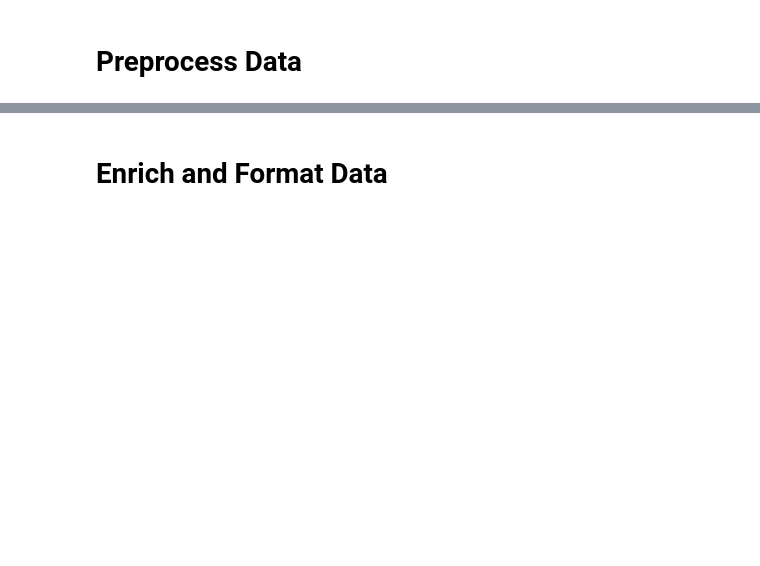
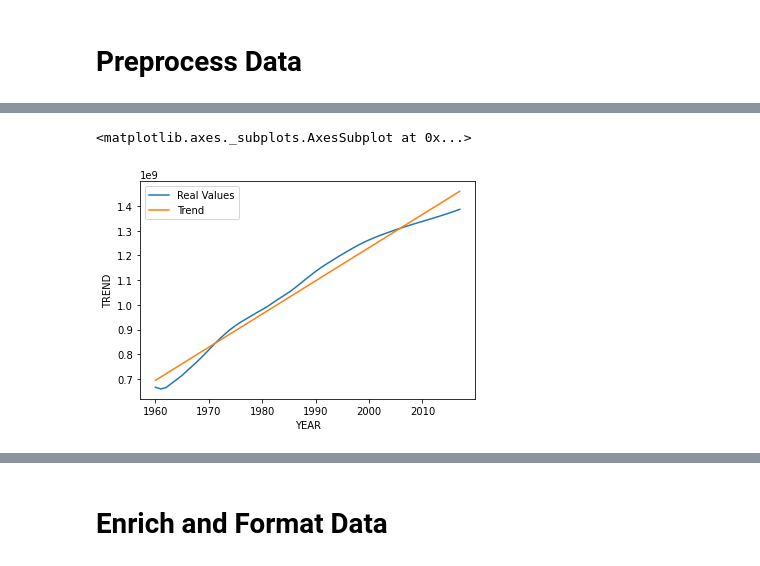
Before and after one commit to JoshZastrow/covid-19, a Jupyter notebook: main.ipynb, the cells around one changed output, grey strips where cells are left out. Saved outputs shown, nothing was run; the diff lists cells and outputs as text; code cells hidden in the pictures; blank space fills up the shorter version.

```diff
--- a/main.ipynb
+++ b/main.ipynb
@@ -239,0 +189,18 @@ array(['Arab World', 'Caribbean small states',
+# %%
+processed = worldbank | p(reshape_worldbank)
+# %%
+data = (
+    processed
+    .dropna(subset=['VALUE'])
+    .groupby(["COUNTRY_NAME", "INDICATOR_NAME"])
+    .apply(
+        lambda df: df.assign(
+            SLOPE=lambda x: np.polyfit(x["YEAR_INDEX"], x["VALUE"], 1)[0],
+            INTERCEPT=lambda x: np.polyfit(x["YEAR_INDEX"], x["VALUE"], 1)[1],
+            TREND=lambda x: x.SLOPE * x.YEAR_INDEX + x.INTERCEPT,
+        )
+    )
+    .reset_index(drop=True)
+)
+
+import seaborn as sns
@@ -240,3 +223,11 @@ array(['Arab World', 'Caribbean small states',
+# %%
+d = data[(data.INDICATOR_NAME == "Population, total") & (data.COUNTRY_NAME == "China")]
+
+ax = sns.lineplot("YEAR", "VALUE", data=d, label="Real Values")
+sns.lineplot("YEAR", "TREND", data=d, ax=ax, label="Trend")
+# %% [output]
+<matplotlib.axes._subplots.AxesSubplot at 0x...>
+[figure, added]
 # %%
 (
     df
```
Also changed, not shown: parts of 16 cells of this notebook, 1 other file.
